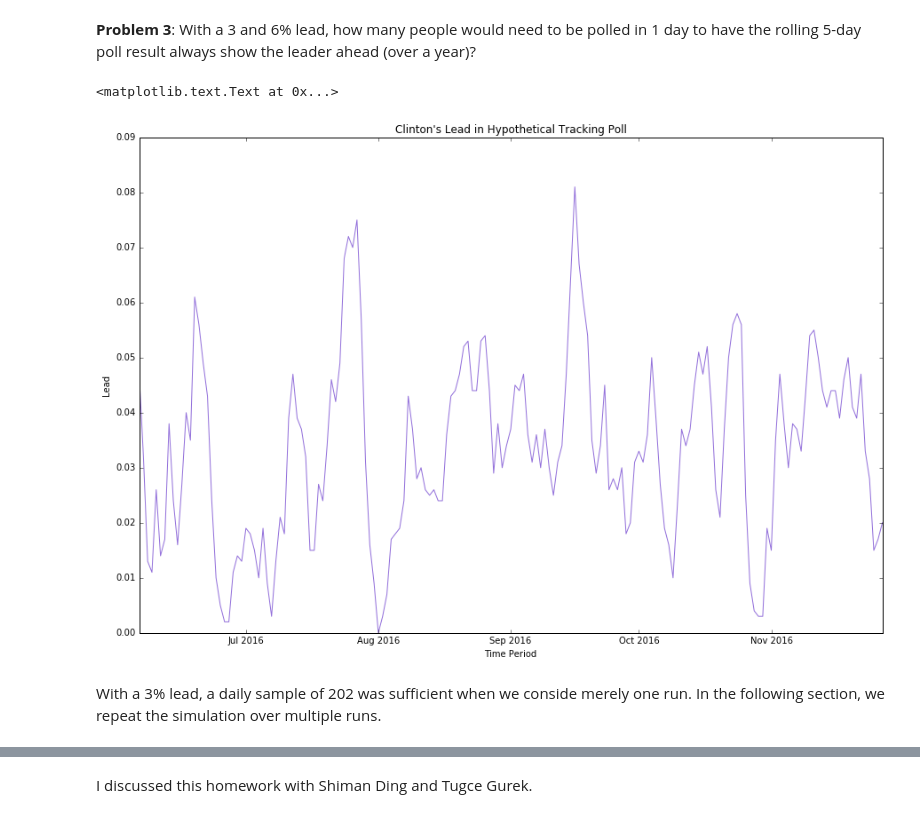
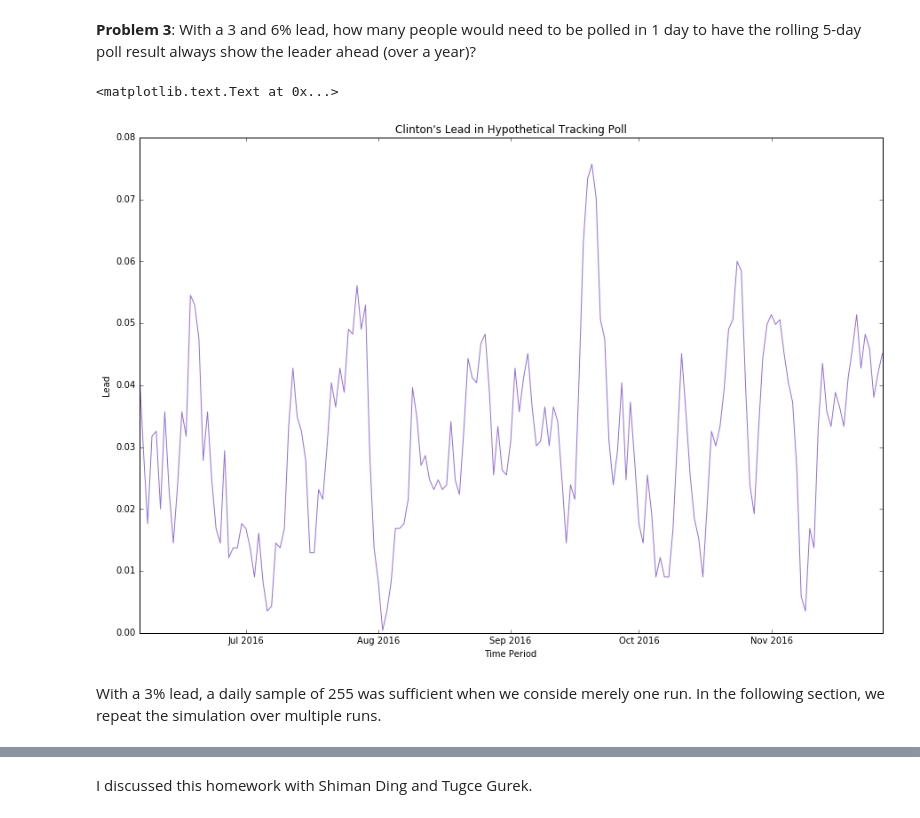
Before and after one commit to kbl4ew/AY-250-Fall2016, a Jupyter notebook: HW1/hw_1_assignment.ipynb, the cells around one changed output, grey strips where cells are left out. Saved outputs shown, nothing was run; the diff lists cells and outputs as text; code cells hidden in the pictures.

```diff
--- a/HW1/hw_1_assignment.ipynb
+++ b/HW1/hw_1_assignment.ipynb
@@ -873,24 +873,24 @@ When lead is  0.09  the chance of the minimum of the  rolling average to be non-
 # %%
 # your code here
 # Recreating the same experiment
 np.random.seed(5) # seed of prng to make sure result is reproducible
-n = 202 # number of trails
+n = 255 # number of trails
 lead = 0.03
 p = .5 + lead # probability that each person interviewed is a Clinton Supporter
 s = np.random.binomial(n, p, 6*30)  # generated sample
 #s = np.random.normal(loc = p , size = 180)
 ra = np.empty(len(s)-5) # Initialization of the rolling averages
 for i in range(5,len(s)):
-    ra[(i-5)] = (np.sum(s[i-5:i]))/1000 - 0.5
+    ra[(i-5)] = (np.sum(s[i-5:i]))/(n*5) - 0.5
 base = datetime.datetime(2016, 6, 1)
 date_list = [base + datetime.timedelta(days=x) for x in range(5, len(s))]
 ax = plt.plot(date_list, pd.DataFrame(ra), '#9370DB')
 plt.title('Clinton\'s Lead in Hypothetical Tracking Poll')
 plt.xlabel('Time Period')
 plt.ylabel('Lead')
 # %% [output]
 <matplotlib.text.Text at 0x...>
-[figure, old version]
+[figure, new version]
 # %% [markdown]
-With a 3% lead, a daily sample of 202 was sufficient when we conside merely one run. In the following section, we repeat the simulation over multiple runs.
+With a 3% lead, a daily sample of 255 was sufficient when we conside merely one run. In the following section, we repeat the simulation over multiple runs.
 # %%
```
Also changed, not shown: parts of 6 cells of this notebook.
